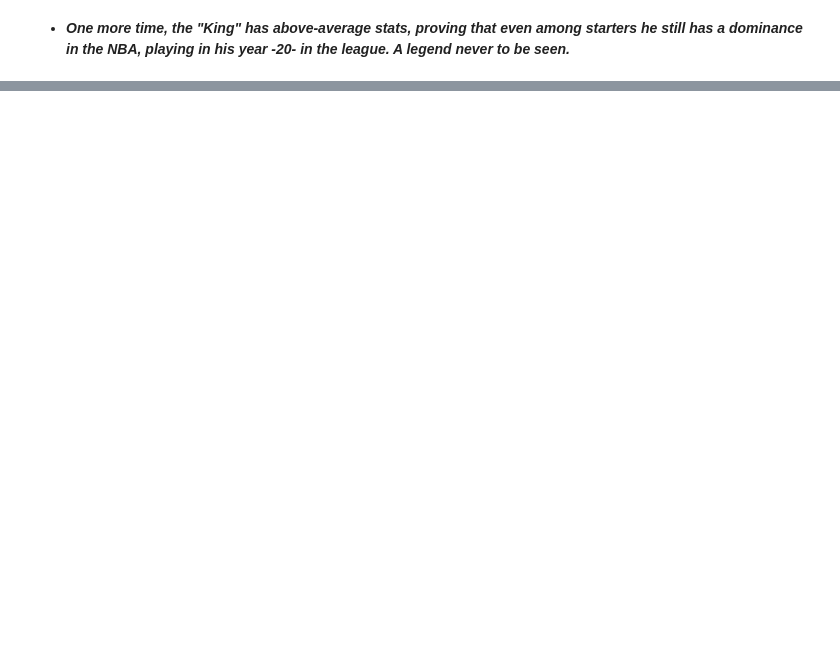
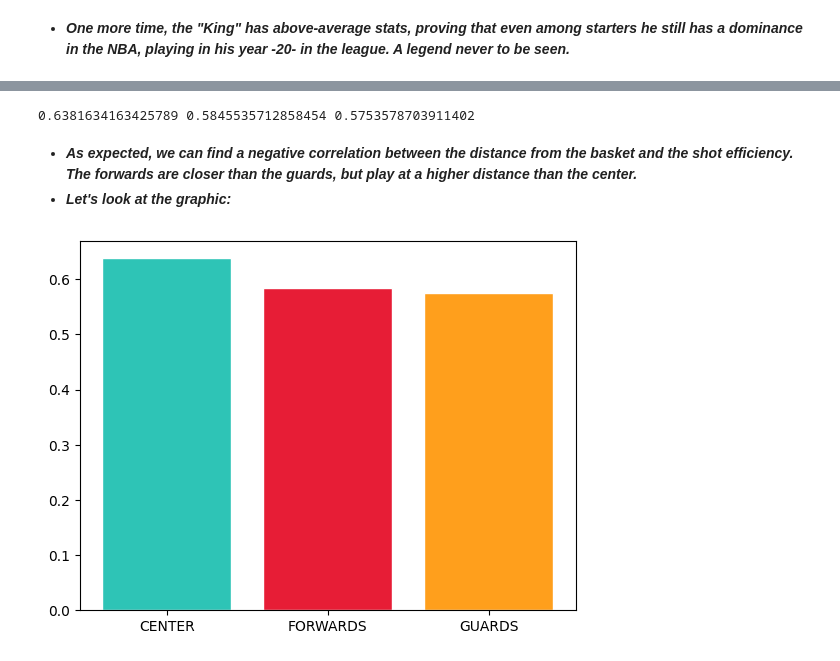
Before and after one commit to Diegomoreira3/DataWork, a Jupyter notebook: nba-2022-2023-data-overview.ipynb, the cells around one changed output, grey strips where cells are left out. Saved outputs shown, nothing was run; the diff lists cells and outputs as text; code cells hidden in the pictures; blank space fills up the shorter version.

```diff
--- a/nba-2022-2023-data-overview.ipynb
+++ b/nba-2022-2023-data-overview.ipynb
@@ -106,0 +170,4 @@ print(df_Lebron_vs_NBA)
+# %%
+df['TS%'] = np.where((2 * (df['FGA'] + 0.44 * df['FTA'])) != 0, df['PTS'] / (2 * (df['FGA'] + 0.44 * df['FTA'])), 0)
+df_sorted = df.sort_values('TS%', ascending=False)
+df_sorted.head()
@@ -106,0 +185,3 @@ print(df_Lebron_vs_NBA)
+# %%
+df_sorted = df_sorted[df_sorted['GS'] > 40]
+df_sorted.head(30)
@@ -106,0 +211,4 @@ print(df_Lebron_vs_NBA)
+# %%
+df_C = df_sorted[df_sorted['Pos'] == 'C']
+df_SFPF = df_sorted[df_sorted['Pos'].isin(['SF', 'PF'])]
+df_SGPG = df_sorted[df_sorted['Pos'].isin(['SG', 'PG'])]
@@ -106,0 +263,18 @@ print(df_Lebron_vs_NBA)
+# %%
+mean_C = df_C['TS%'].mean()
+mean_SFPF = df_SFPF['TS%'].mean()
+mean_SGPG = df_SGPG['TS%'].mean()
+print(mean_C, mean_SFPF, mean_SGPG)
+# %% [output]
+0.6381634163425789 0.5845535712858454 0.5753578703911402
+# %% [markdown]
+- ***As expected, we can find a negative correlation between the distance from the basket and the shot efficiency. The forwards are closer than the guards, but play at a higher distance than the center.***
+- ***Let's look at the graphic:***
+# %%
+categories = ['CENTER', 'FORWARDS', 'GUARDS']
+values = [mean_C, mean_SFPF, mean_SGPG]
+
+plt.bar(categories, values, color=['#2ec4b6', '#e71d36', '#ff9f1c'], edgecolor='white')
+plt.show()
+# %% [output]
+[figure, added]
```
Also changed, not shown: parts of 27 cells of this notebook.
